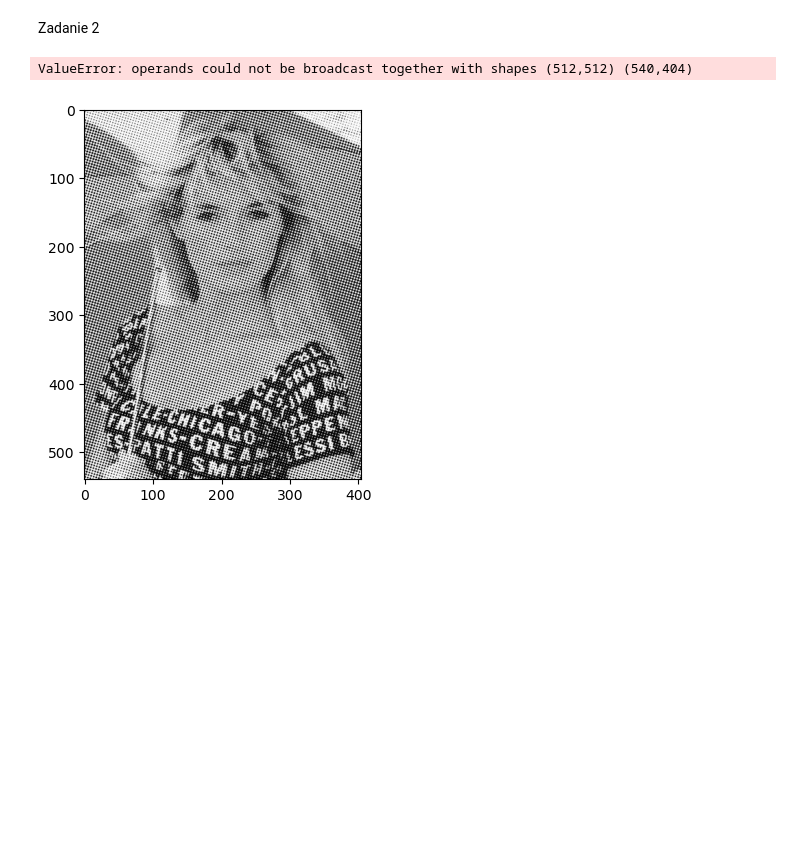
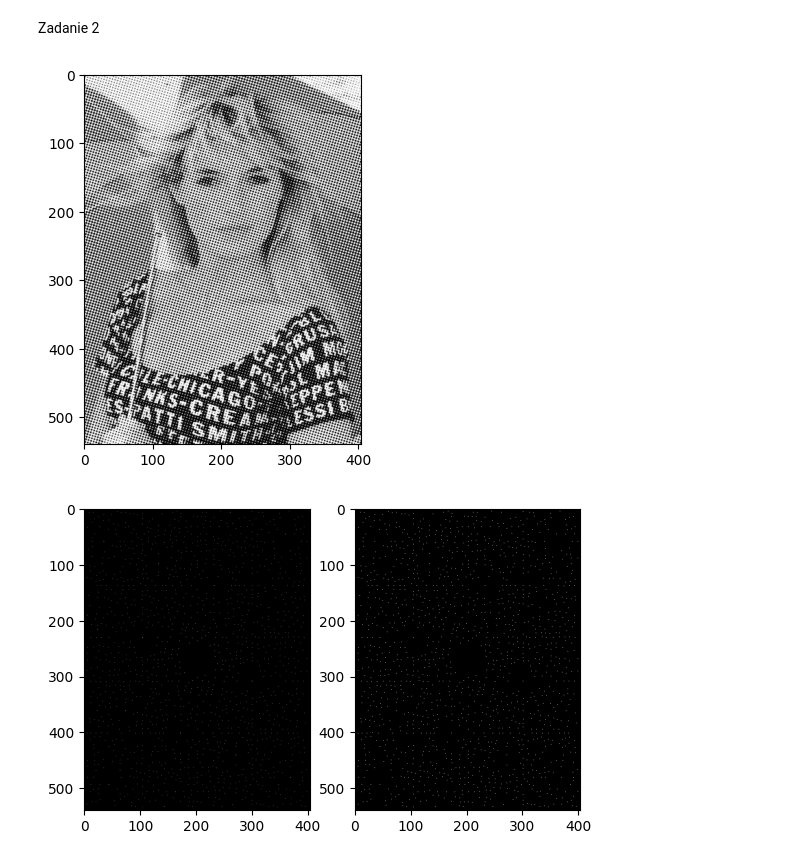
Before and after one commit to Ddestrei/Signal_and_image_processing, a Jupyter notebook: LAB5/lab5.ipynb, the cells around one changed output. Cells and saved outputs as stored; diff of their text form; code cells hidden in the pictures; blank space fills up the shorter version.

```diff
--- a/LAB5/lab5.ipynb
+++ b/LAB5/lab5.ipynb
@@ -36,31 +36,32 @@ Zadanie 2
 # %%
 woman= skimage.io.imread('dane/gray1.jpg') / 255.0
 
 plt.imshow(woman, cmap='gray')
 
 ff_w = np.fft.fft2(woman)
 ff_w = np.fft.fftshift(ff_w)
 mask_w = np.zeros_like(woman)
 cv2.circle(mask_w, (mask_w.shape[1]//2,mask_w.shape[0]//2),32,1,-1)
 
 new_mask = np.zeros_like(woman)
-for_local_maxima = ff * (1 - mask_w)
-coords = skimage.feature.peak_local_max(np.abs(for_local_maxima), min_distance=5)
-for c in coords:
+for_local_maxima = ff_w * (1 - mask_w)
+cords = skimage.feature.peak_local_max(np.abs(for_local_maxima), min_distance=5)
+for c in cords:
     new_mask[c[0],c[1]] = 1
 
 
-mask_w  = skimage.filters.gaussian(mask_w,sigma=15)
-ff_w = ff_w * (mask_w)
+#new_mask  = skimage.filters.gaussian(new_mask,sigma=15)
+ff_w = ff_w * (new_mask)
 ff_w = np.fft.ifftshift(ff_w)
 iff_w = np.fft.ifft2(ff_w)
 
 plt.subplots(1,2)
 plt.subplot(1,2,1)
 plt.imshow(np.log1p(np.abs(np.fft.fftshift(ff_w))),cmap='gray')
 plt.subplot(1,2,2)
-plt.imshow(np.log1p(np.abs(iff_w)),cmap='gray')
+#plt.imshow(np.log1p(np.abs(iff_w)),cmap='gray')
+plt.imshow(new_mask,cmap='gray')
 plt.show()
 # %% [output]
-ValueError: operands could not be broadcast together with shapes (512,512) (540,404)
 [figure]
+[figure, added]
```
Also changed, not shown: parts of 2 cells of this notebook, 1 other file.
